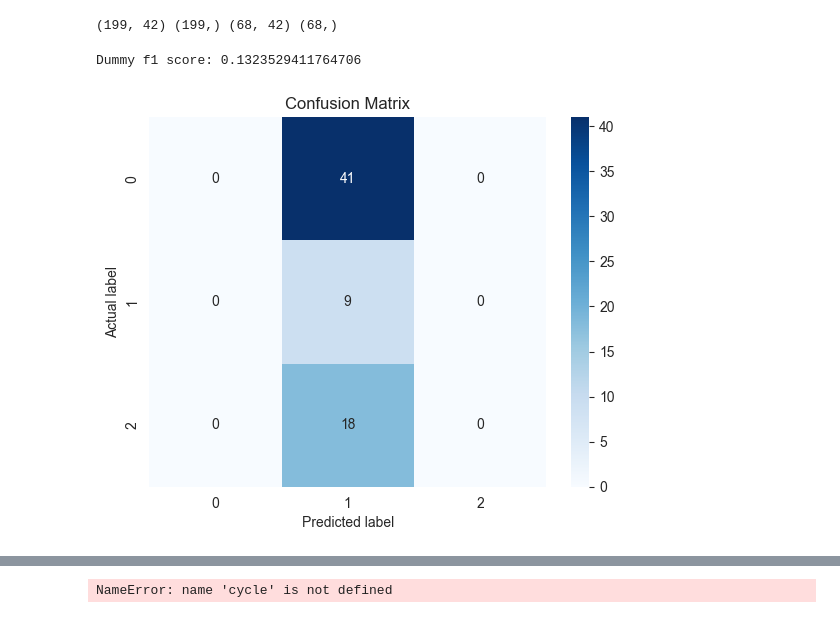
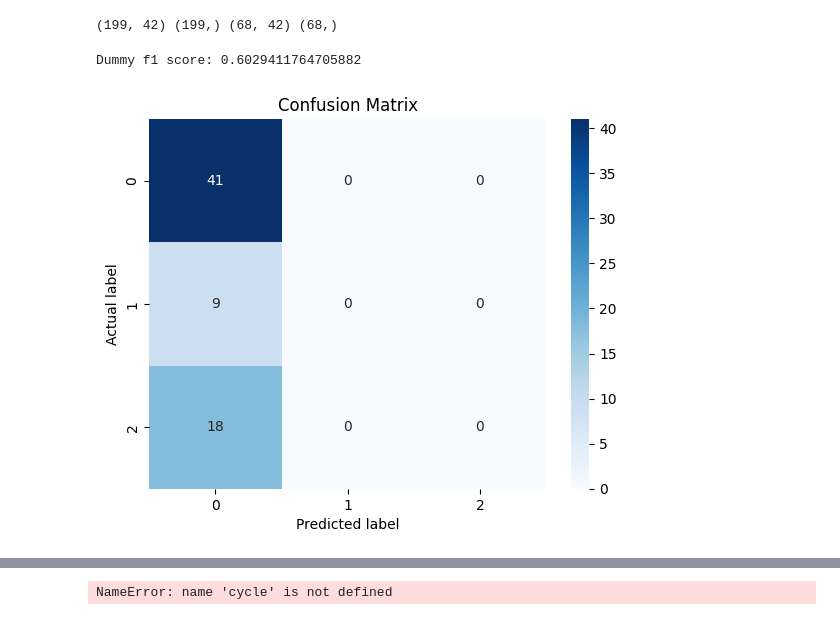
Before and after one commit to kcristinaa/-un-fairness-evaluation, a Jupyter notebook: notebooks_models/lifesnaps_models_predict_stai.ipynb, the cells around one changed output, grey strips where cells are left out. Cells and saved outputs as stored; diff of their text form; code cells hidden in the pictures.

```diff
--- a/notebooks_models/lifesnaps_models_predict_stai.ipynb
+++ b/notebooks_models/lifesnaps_models_predict_stai.ipynb
@@ -97,13 +99,13 @@ X_train_smote, y_train_smote = smote.fit_resample(X_train, y_train)
 # %%
 # Dummy Classifier for comparison
 dummy_clf = DummyClassifier(strategy='most_frequent')
-dummy_clf.fit(X_train, y_train)
+dummy_clf.fit(X_train_smote, y_train_smote)
 dummy_predictions = dummy_clf.predict(X_test)
 
 f1 = f1_score(y_test, dummy_predictions, average='micro')
 print(f'Dummy f1 score: {f1}')
 plot_confusion_matrix(y_test, dummy_predictions)
 # %% [output]
-Dummy f1 score: 0.1323529411764706
+Dummy f1 score: 0.6029411764705882
-[figure, old version]
+[figure, new version]
 # %%
```
Also changed, not shown: parts of 4 cells of this notebook, 10 other files.
